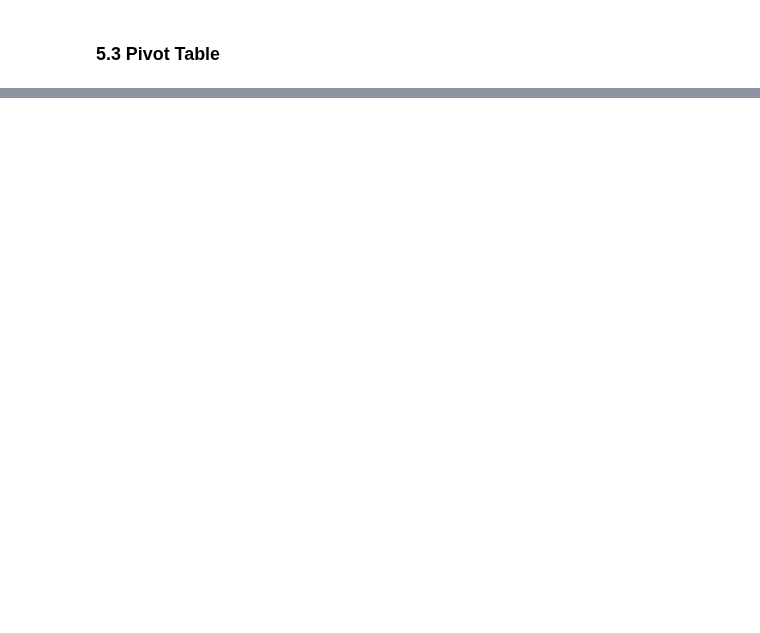
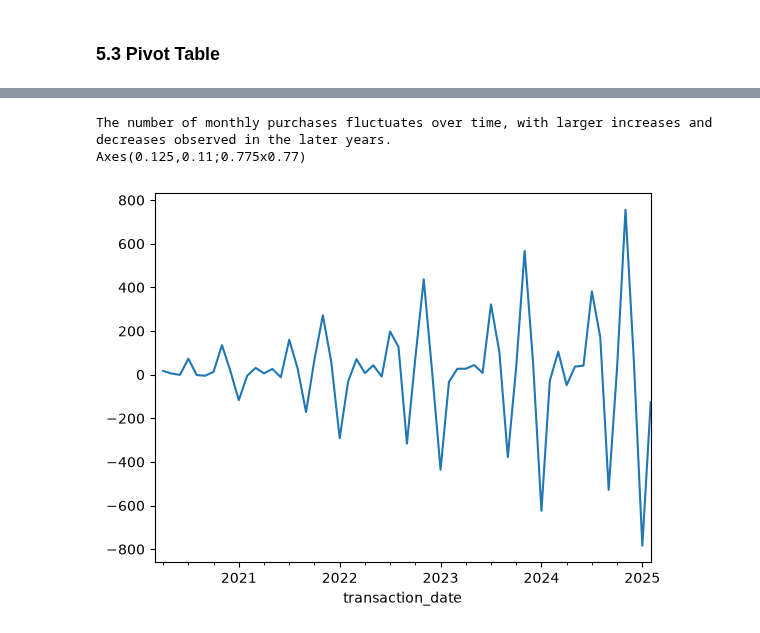
Before and after one commit to Re7absu/pandas_cleaning, a Jupyter notebook: notebook/analysis/01_core_analysis.ipynb, the cells around one changed output, grey strips where cells are left out. Saved outputs shown, nothing was run; the diff lists cells and outputs as text; code cells hidden in the pictures; blank space fills up the shorter version.

```diff
--- a/notebook/analysis/01_core_analysis.ipynb
+++ b/notebook/analysis/01_core_analysis.ipynb
@@ -395,0 +959,9 @@ merged.pivot_table(index="gender" , columns="preferred_channel" , values="custom
+# %%
+#How does the number of purchases change each month?
+monthly_change = transactions.groupby(transactions["transaction_date"].dt.to_period("M")).size()
+print("The number of monthly purchases fluctuates over time, with larger increases and decreases observed in the later years.")
+print(monthly_change.diff().plot(kind="line"))
+# %% [output]
+The number of monthly purchases fluctuates over time, with larger increases and decreases observed in the later years.
+Axes(0.125,0.11;0.775x0.77)
+[figure, added]
```
Also changed, not shown: parts of 70 cells of this notebook, 6 other files.
